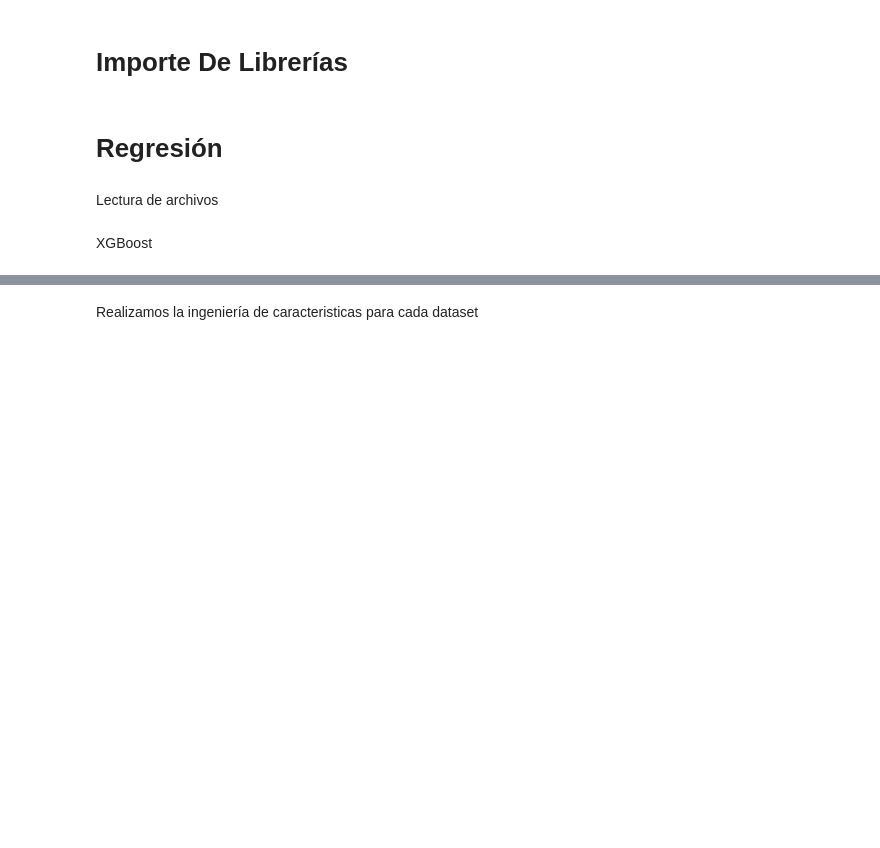
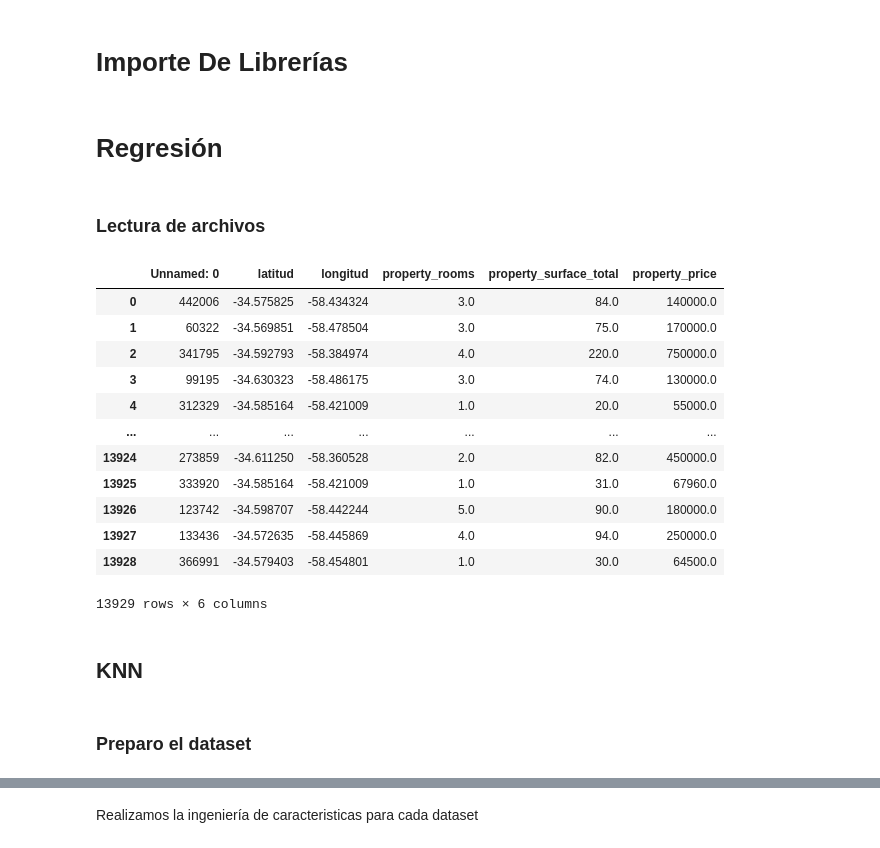
Before and after one commit to Fanusaez/7506R-2C2022-GRUPO13, a Jupyter notebook: 7506R_TP1_GRUPO13_ENTREGA_Regresion.ipynb, the cells around one changed output, grey strips where cells are left out. Drawn from its saved outputs; the diff is of its cells as text; code cells hidden in the pictures; blank space fills up the shorter version.

Commit message:
Arreglamos data sets de entrenamiento y testeo, avanzamos en regresion knn

```diff
--- a/7506R_TP1_GRUPO13_ENTREGA_Regresion.ipynb
+++ b/7506R_TP1_GRUPO13_ENTREGA_Regresion.ipynb
@@ -15,9 +21,25 @@ from sklearn.metrics import mean_squared_error
 # %% [markdown]
 # Regresión
 # %% [markdown]
-Lectura de archivos
+### Lectura de archivos
 # %%
-ds_regresion = pd.read_csv("properati_argentina_depurado_train.csv")
-test = pd.read_csv("properati_argentina_depurado_test.csv")
+ds_regresion = pd.read_csv("properati_argentina_reducido_train.csv")
+test = pd.read_csv("properati_argentina_reducido_test.csv")
+# %% [output]
+|  | Unnamed: 0 | latitud | longitud | property_rooms | property_surface_total | property_price |
+| 0 | 442006 | -34.575825 | -58.434324 | 3.0 | 84.0 | 140000.0 |
+| 1 | 60322 | -34.569851 | -58.478504 | 3.0 | 75.0 | 170000.0 |
+| 2 | 341795 | -34.592793 | -58.384974 | 4.0 | 220.0 | 750000.0 |
+| 3 | 99195 | -34.630323 | -58.486175 | 3.0 | 74.0 | 130000.0 |
+| 4 | 312329 | -34.585164 | -58.421009 | 1.0 | 20.0 | 55000.0 |
+| ... | ... | ... | ... | ... | ... | ... |
+| 13924 | 273859 | -34.611250 | -58.360528 | 2.0 | 82.0 | 450000.0 |
+| 13925 | 333920 | -34.585164 | -58.421009 | 1.0 | 31.0 | 67960.0 |
+| 13926 | 123742 | -34.598707 | -58.442244 | 5.0 | 90.0 | 180000.0 |
+| 13927 | 133436 | -34.572635 | -58.445869 | 4.0 | 94.0 | 250000.0 |
+| 13928 | 366991 | -34.579403 | -58.454801 | 1.0 | 30.0 | 64500.0 |
+13929 rows × 6 columns
-# %% [markdown]
-XGBoost
+# %% [markdown]
+## KNN
+# %% [markdown]
+### Preparo el dataset
```
Also changed, not shown: parts of 12 cells of this notebook, 6 other files.
